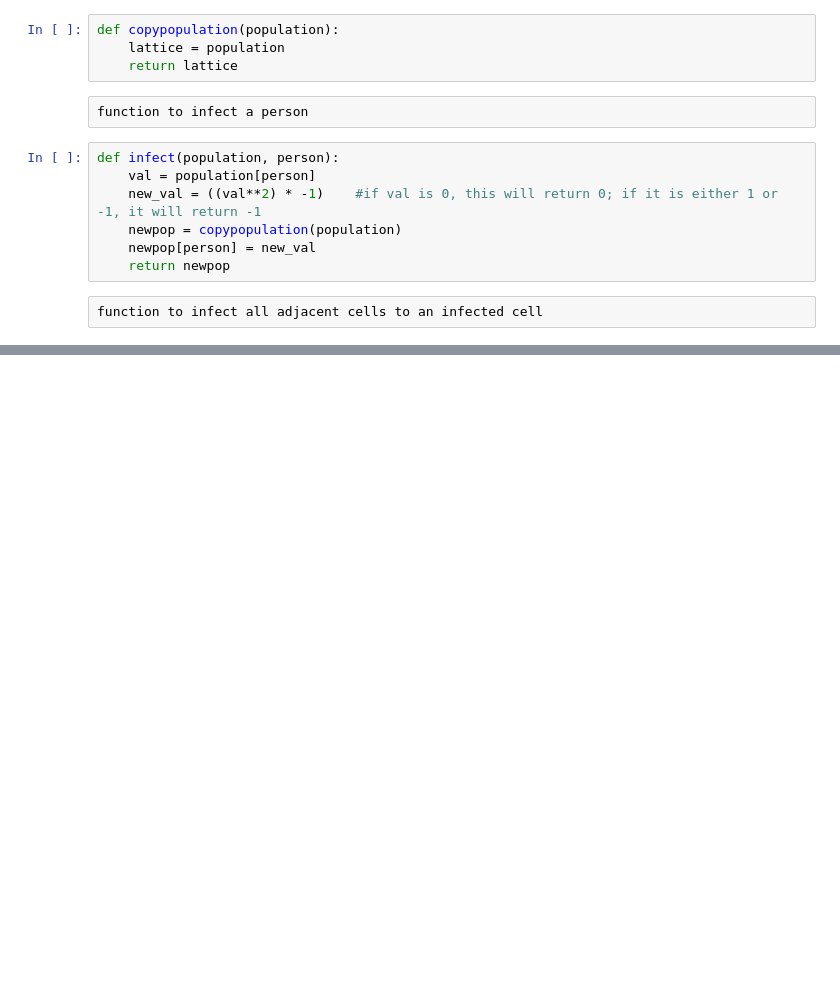
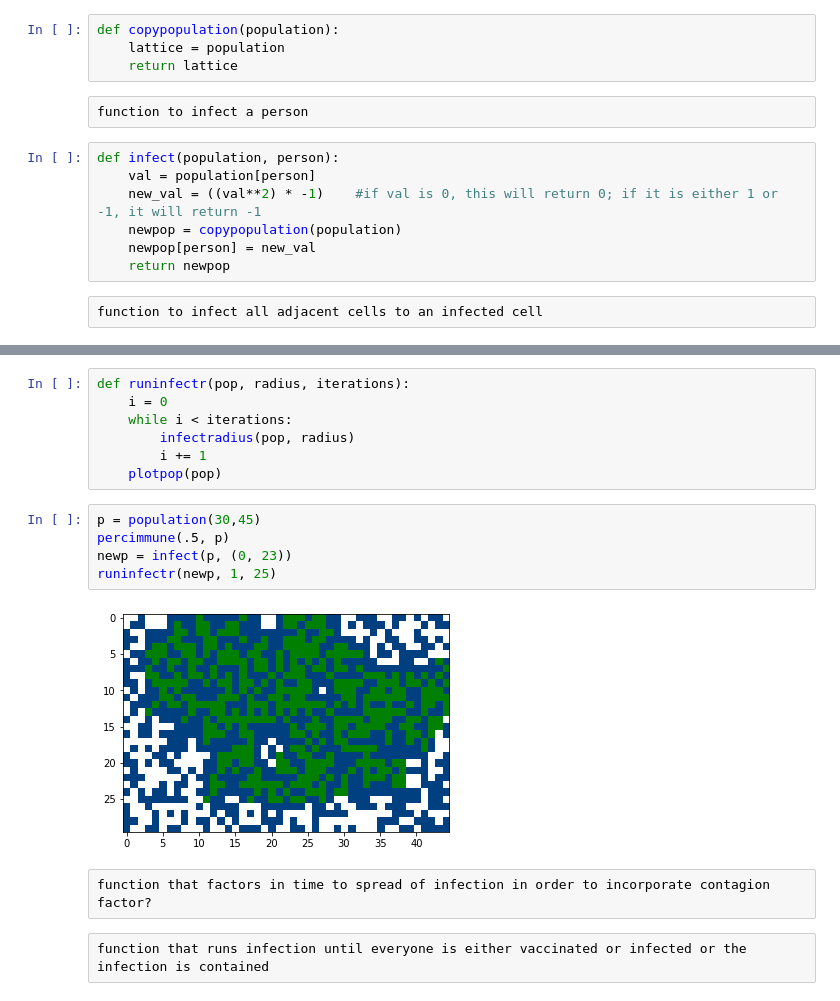
Before and after one commit to eekraus/PHYS250, a Jupyter notebook: final-project-eekraus/project.ipynb, the cells around one changed output, grey strips where cells are left out. Saved outputs shown, nothing was run; the diff lists cells and outputs as text; blank space fills up the shorter version.

```diff
--- a/final-project-eekraus/project.ipynb
+++ b/final-project-eekraus/project.ipynb
@@ -152,0 +258,18 @@ spreadinfect(newp, 60)
+# %%
+def runinfectr(pop, radius, iterations):
+    i = 0
+    while i < iterations:
+        infectradius(pop, radius)
+        i += 1
+    plotpop(pop)
+# %%
+p = population(30,45)
+percimmune(.5, p)
+newp = infect(p, (0, 23))
+runinfectr(newp, 1, 25)
+# %% [output]
+[figure, added]
+# %% [raw]
+function that factors in time to spread of infection in order to incorporate contagion factor?
+# %% [raw]
+function that runs infection until everyone is either vaccinated or infected or the infection is contained
```
Also changed, not shown: parts of 15 cells of this notebook.
